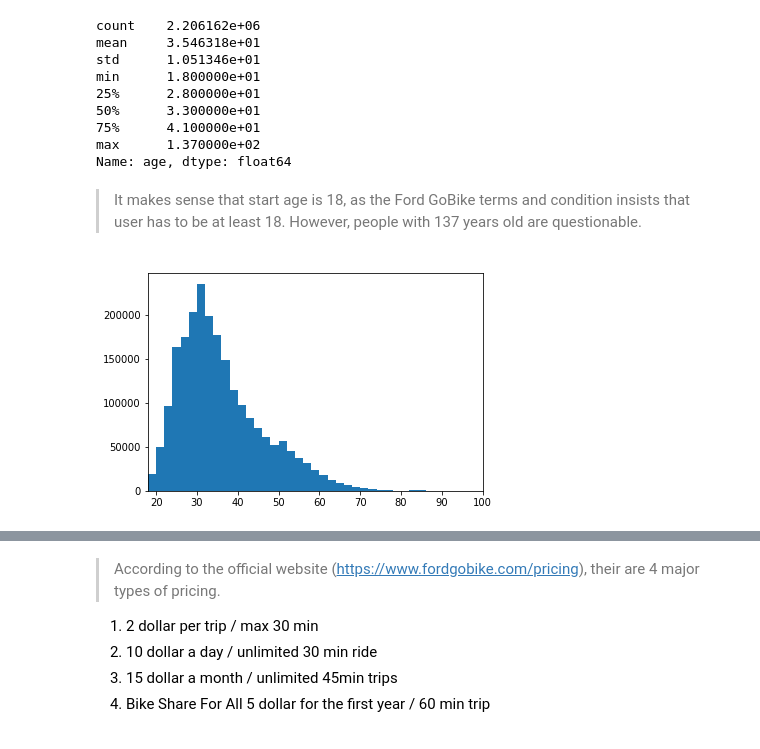
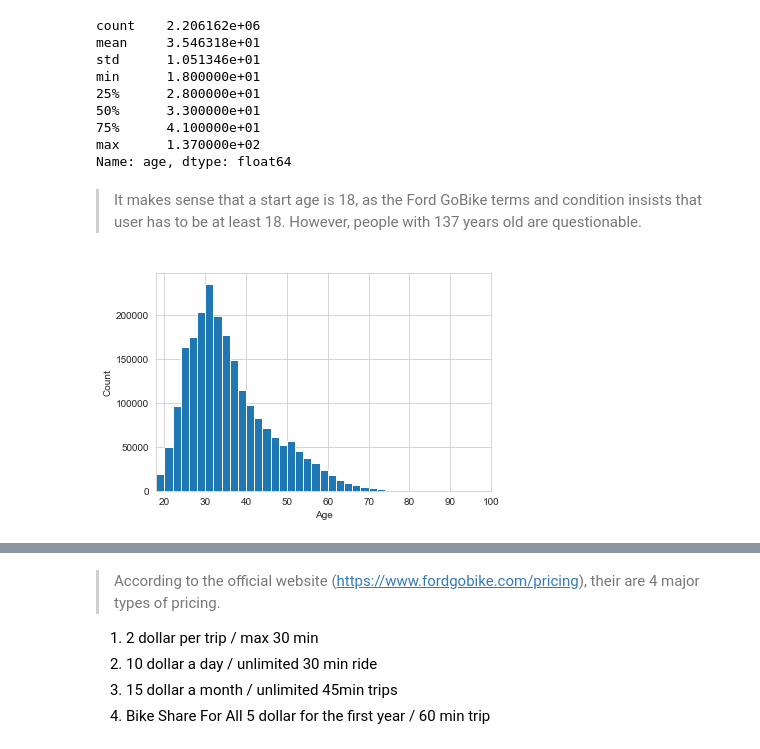
Before and after one commit to Subaru-Goto/Ford_Go_Bike, a Jupyter notebook: Ford_Gobike.ipynb, the cells around one changed output, grey strips where cells are left out. Cells and saved outputs as stored; diff of their text form; code cells hidden in the pictures.

```diff
--- a/Ford_Gobike.ipynb
+++ b/Ford_Gobike.ipynb
@@ -13,6 +13,7 @@ import matplotlib.pyplot as plt
 import seaborn as sns
 import glob
 
+sns.set_style("whitegrid")
 %matplotlib inline
 # %%
 # open several zip files
@@ -388,6 +422,9 @@ df_all["start_weekday"] = df_all["start_weekday"].replace({0:"Mon",
                                                           4:"Fri",
                                                           5:"Sat",
                                                           6:"Sun"})
+# %%
+# drop start time and end time
+df_all.drop(columns = ["start_time", "end_time"], axis = 1, inplace = True)
 # %% [markdown]
 ### Test
 # %%
@@ -578,14 +642,16 @@ min      1.800000e+01
 max      1.370000e+02
 Name: age, dtype: float64
 # %% [markdown]
-> It makes sense that start age is 18, as the Ford GoBike terms and condition insists that user has to be at least 18. However, people with 137 years old are questionable.
+> It makes sense that a start age is 18, as the Ford GoBike terms and condition insists that user has to be at least 18. However, people with 137 years old are questionable.
 # %%
 # plot hist
 bin_edges = np.arange(18, df_all.age.max() +2, 2)
 
 # set lims between 18 years old and 100
 plt.xlim(18, 100)
-plt.hist(data = df_all, x = "age", bins = bin_edges);
+plt.hist(data = df_all, x = "age", bins = bin_edges)
+plt.xlabel("Age")
+plt.ylabel("Count");
 # %% [output]
-[figure, old version]
+[figure, new version]
 # %% [markdown]
```
Also changed, not shown: parts of 38 cells of this notebook.
